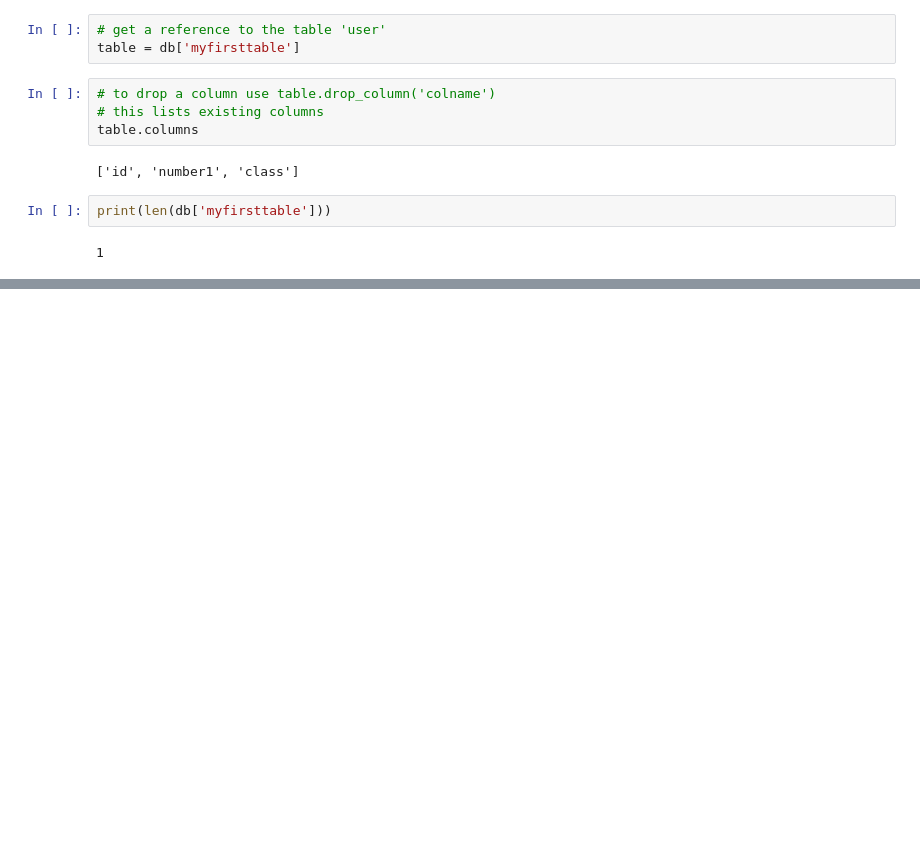
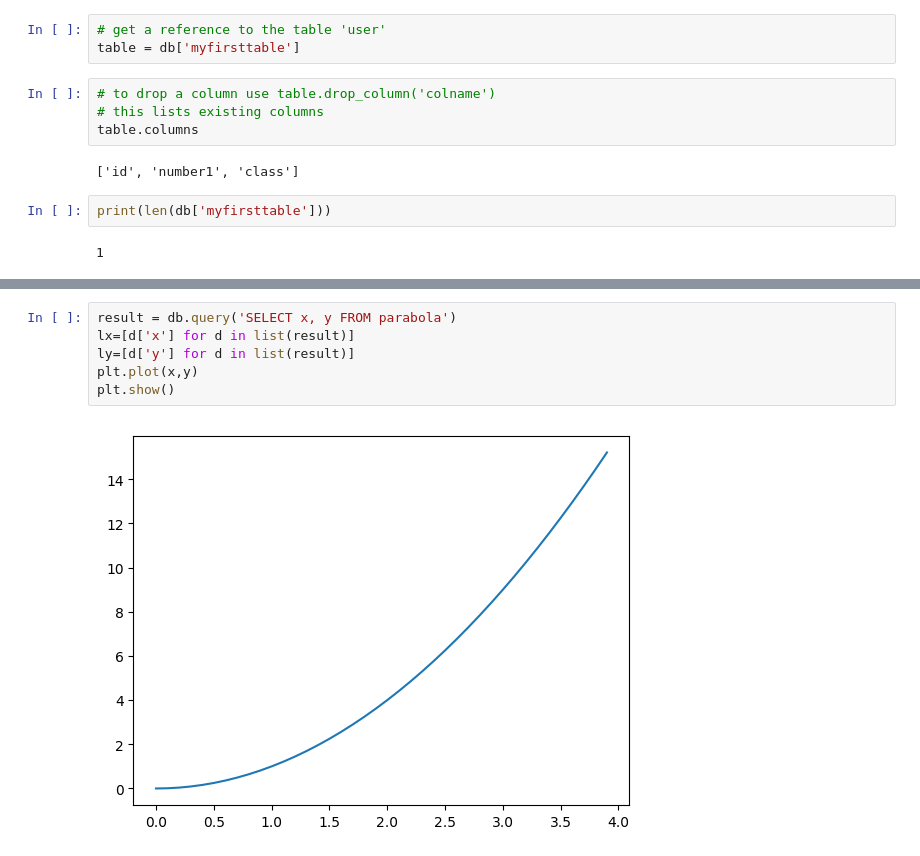
Before and after one commit to aernesto/dots-reversal-ideal-obs, a Jupyter notebook: Jupyter_1.ipynb, the cells around one changed output, grey strips where cells are left out. Drawn from its saved outputs; the diff is of its cells as text; blank space fills up the shorter version.

```diff
--- a/Jupyter_1.ipynb
+++ b/Jupyter_1.ipynb
@@ -828,0 +824,8 @@ table.insert({'number1':22.4, 'class':'h'})
+# %%
+result = db.query('SELECT x, y FROM parabola')
+lx=[d['x'] for d in list(result)]
+ly=[d['y'] for d in list(result)]
+plt.plot(x,y)
+plt.show()
+# %% [output]
+[figure, added]
```
Also changed, not shown: parts of 8 cells of this notebook.
